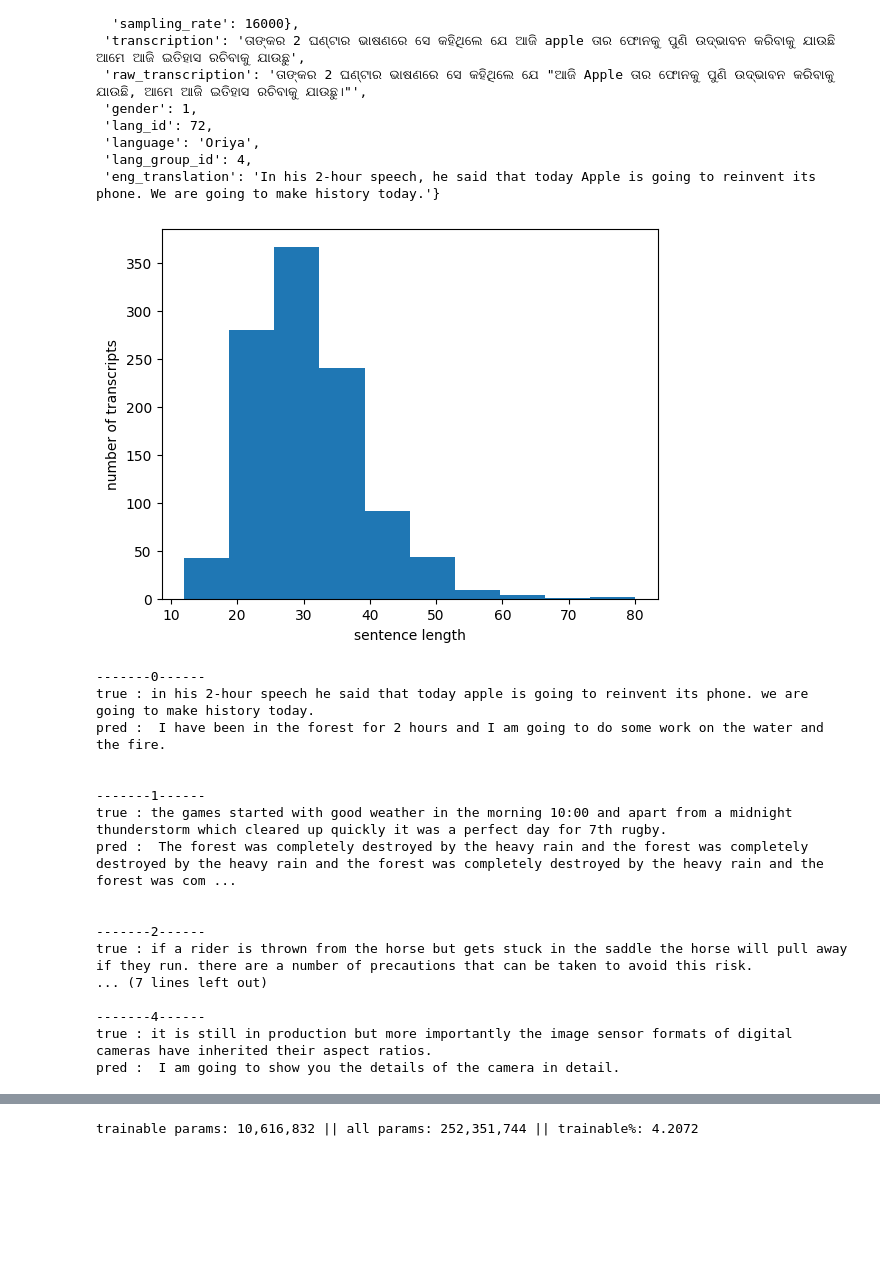
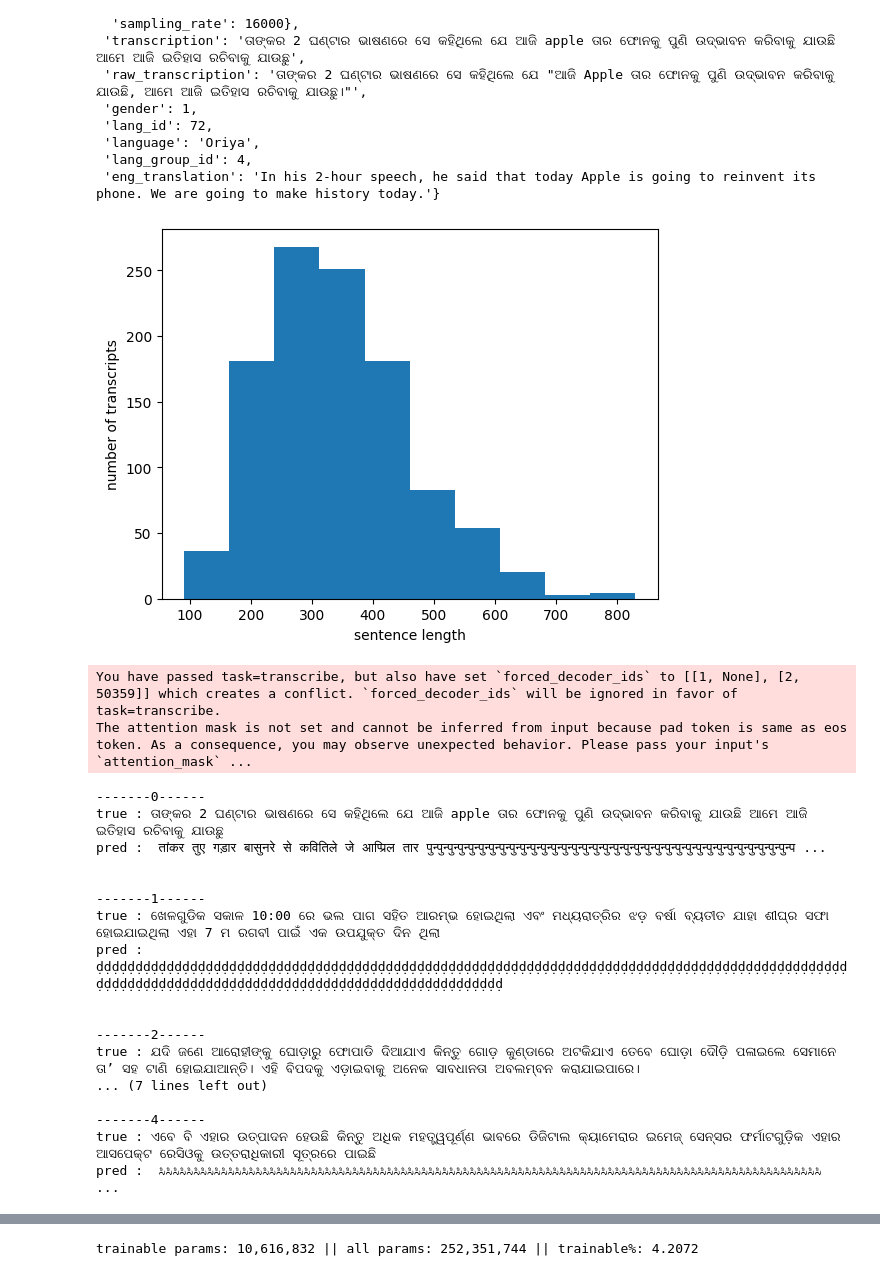
Before and after one commit to mohan696matlab/whisper-finetuning-youtube-serise, a Jupyter notebook: part_5_Odia_audio_english_text.ipynb, the cells around one changed output, grey strips where cells are left out. Cells and saved outputs as stored; diff of their text form; code cells hidden in the pictures; blank space fills up the shorter version.

```diff
--- a/part_5_Odia_audio_english_text.ipynb
+++ b/part_5_Odia_audio_english_text.ipynb
@@ -41,7 +41,7 @@ def down_sample_audio(audio_original, original_sample_rate):
 
     return downsampled_audio
 # %%
-tokenizer = WhisperTokenizer.from_pretrained("openai/whisper-small",language='bengali',task='translate')
-feature_extractor = WhisperFeatureExtractor.from_pretrained("openai/whisper-small",language='bengali',task='translate')
+tokenizer = WhisperTokenizer.from_pretrained("openai/whisper-small",language='bengali',task='transcribe')
+feature_extractor = WhisperFeatureExtractor.from_pretrained("openai/whisper-small",language='bengali',task='transcribe')
 model = WhisperForConditionalGeneration.from_pretrained("openai/whisper-small").to('cuda')
 # %%
@@ -70,18 +73,18 @@ asr_dataset['train'][0]
 # %%
 list_of_transcription_lengths = []
 
-tokenized_text = tokenizer(asr_dataset['train']['eng_translation']).input_ids
+tokenized_text = tokenizer(asr_dataset['train']['transcription']).input_ids
 
 for text in tokenized_text:
     list_of_transcription_lengths.append(len(text))
     # break
 
 plt.hist(list_of_transcription_lengths)
 plt.xlabel("sentence length")
 plt.ylabel("number of transcripts")
 plt.show()
 # %% [output]
-[figure, old version]
+[figure, new version]
 # %%
 import torch
 model.eval()
@@ -89,7 +92,7 @@ model.config.use_cache=True
 
 for idx in range(5):
 
-    target = normalize_text(asr_dataset['train'][idx]['eng_translation'])
+    target = normalize_text(asr_dataset['train'][idx]['transcription'])
     audio_original = asr_dataset['train'][idx]['audio']['array']
     original_sample_rate = asr_dataset['train'][idx]['audio']['sampling_rate']
 
@@ -100,7 +103,7 @@ for idx in range(5):
                                     return_tensors='pt').input_features
 
     with torch.no_grad():
-        op = model.generate(input_feature.to('cuda'), language='bengali', task='translate')
+        op = model.generate(input_feature.to('cuda'), language='bengali', task='transcribe')
 
 
     text_pred =  tokenizer.batch_decode(op,skip_special_tokens=True )[0]
@@ -109,23 +112,25 @@ for idx in range(5):
     print(f'true : {target} \npred : {text_pred}')
     print('\n ')
 # %% [output]
--------0------
-true : in his 2-hour speech he said that today apple is going to reinvent its phone. we are going to make history today.
-pred :  I have been in the forest for 2 hours and I am going to do some work on the water and the fire.
-
-
--------1------
-true : the games started with good weather in the morning 10:00 and apart from a midnight thunderstorm which cleared up quickly it was a perfect day for 7th rugby.
-pred :  The forest was completely destroyed by the heavy rain and the forest was completely destroyed by the heavy rain and the forest was completely destroyed by the heavy rain and the forest was com ...
-
-
--------2------
-true : if a rider is thrown from the horse but gets stuck in the saddle the horse will pull away if they run. there are a number of precautions that can be taken to avoid this risk.
-... (7 lines left out)
-
--------4------
-true : it is still in production but more importantly the image sensor formats of digital cameras have inherited their aspect ratios.
-pred :  I am going to show you the details of the camera in detail.
+You have passed task=transcribe, but also have set `forced_decoder_ids` to [[1, None], [2, 50359]] which creates a conflict. `forced_decoder_ids` will be ignored in favor of task=transcribe.
+The attention mask is not set and cannot be inferred from input because pad token is same as eos token. As a consequence, you may observe unexpected behavior. Please pass your input's `attention_mask` ...
+-------0------
+true : ତାଙ୍କର 2 ଘଣ୍ଟାର ଭାଷଣରେ ସେ କହିଥିଲେ ଯେ ଆଜି apple ତାର ଫୋନକୁ ପୁଣି ଉଦ୍ଭାବନ କରିବାକୁ ଯାଉଛି ଆମେ ଆଜି ଇତିହାସ ରଚିବାକୁ ଯାଉଛୁ
+pred :  तांकर तुए गड़ार बासुनरे से कवितिले जे आप्प्रिल तार पुन्पुन्पुन्पुन्पुन्पुन्पुन्पुन्पुन्पुन्पुन्पुन्पुन्पुन्पुन्पुन्पुन्पुन्पुन्पुन्पुन्पुन्पुन्पुन्पुन्पुन्पुन्पुन्पुन्पुन्पुन्पुन्पुन्पुन्पुन्प ...
+
+
+-------1------
+true : ଖେଳଗୁଡିକ ସକାଳ 10:00 ରେ ଭଲ ପାଗ ସହିତ ଆରମ୍ଭ ହୋଇଥିଲା ଏବଂ ମଧ୍ୟରାତ୍ରିର ଝଡ଼ ବର୍ଷା ବ୍ୟତୀତ ଯାହା ଶୀଘ୍ର ସଫା ହୋଇଯାଇଥିଲା ଏହା 7 ମ ରଗବୀ ପାଇଁ ଏକ ଉପଯୁକ୍ତ ଦିନ ଥିଲା
+pred :  ḍḍḍḍḍḍḍḍḍḍḍḍḍḍḍḍḍḍḍḍḍḍḍḍḍḍḍḍḍḍḍḍḍḍḍḍḍḍḍḍḍḍḍḍḍḍḍḍḍḍḍḍḍḍḍḍḍḍḍḍḍḍḍḍḍḍḍḍḍḍḍḍḍḍḍḍḍḍḍḍḍḍḍḍḍḍḍḍḍḍḍḍḍḍḍḍḍḍḍḍḍḍḍḍḍḍḍḍḍḍḍḍḍḍḍḍḍḍḍḍḍḍḍḍḍḍḍḍḍḍḍḍḍḍḍḍḍḍḍḍḍḍḍḍḍḍḍḍ
+
+
+-------2------
+true : ଯଦି ଜଣେ ଆରୋହୀଙ୍କୁ ଘୋଡ଼ାରୁ ଫୋପାଡି ଦିଆଯାଏ କିନ୍ତୁ ଗୋଡ଼ କୁଣ୍ଡାରେ ଅଟକିଯାଏ ତେବେ ଘୋଡ଼ା ଦୌଡ଼ି ପଳାଇଲେ ସେମାନେ ତା’ ସହ ଟାଣି ହୋଇଯାଆନ୍ତି। ଏହି ବିପଦକୁ ଏଡ଼ାଇବାକୁ ଅନେକ ସାବଧାନତା ଅବଲମ୍ବନ କରାଯାଇପାରେ।
+... (7 lines left out)
+
+-------4------
+true : ଏବେ ବି ଏହାର ଉତ୍ପାଦନ ହେଉଛି କିନ୍ତୁ ଅଧିକ ମହତ୍ତ୍ୱପୂର୍ଣ୍ଣ ଭାବରେ ଡିଜିଟାଲ କ୍ୟାମେରାର ଇମେଜ୍ ସେନ୍ସର ଫର୍ମାଟଗୁଡ଼ିକ ଏହାର ଆସପେକ୍ଟ ରେସିଓକୁ ଉତ୍ତରାଧିକାରୀ ସୂତ୍ରରେ ପାଇଛି
+pred :  ಸಿಸಿಸಿಸಿಸಿಸಿಸಿಸಿಸಿಸಿಸಿಸಿಸಿಸಿಸಿಸಿಸಿಸಿಸಿಸಿಸಿಸಿಸಿಸಿಸಿಸಿಸಿಸಿಸಿಸಿಸಿಸಿಸಿಸಿಸಿಸಿಸಿಸಿಸಿಸಿಸಿಸಿಸಿಸಿಸಿಸಿಸಿಸಿಸಿಸಿಸಿಸಿಸಿಸಿಸಿಸಿಸಿಸಿಸಿಸಿಸಿಸಿಸಿಸಿಸಿಸಿಸಿಸಿಸಿಸಿಸಿಸಿಸಿಸಿಸಿಸಿಸಿಸಿಸಿಸಿಸಿಸಿಸಿಸಿಸಿಸಿಸಿಸಿಸಿಸಿಸಿಸಿಸಿಸಿಸಿಸಿ ...
 # %%
 
 class whisper_training_dataset(torch.utils.data.Dataset):
```
Also changed, not shown: parts of 10 cells of this notebook, 1 other file.
